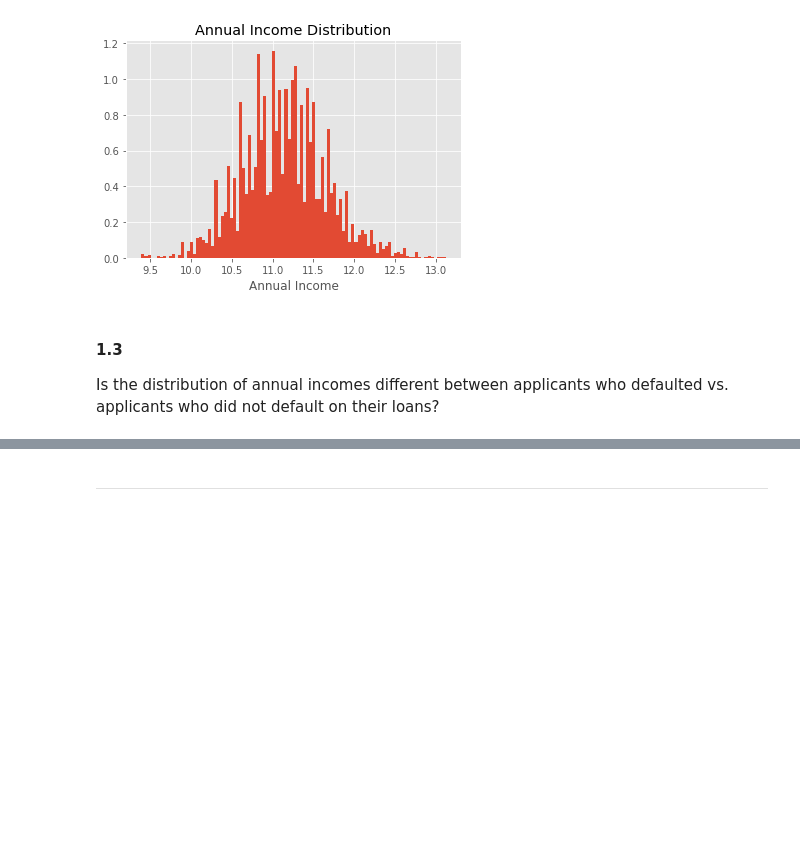
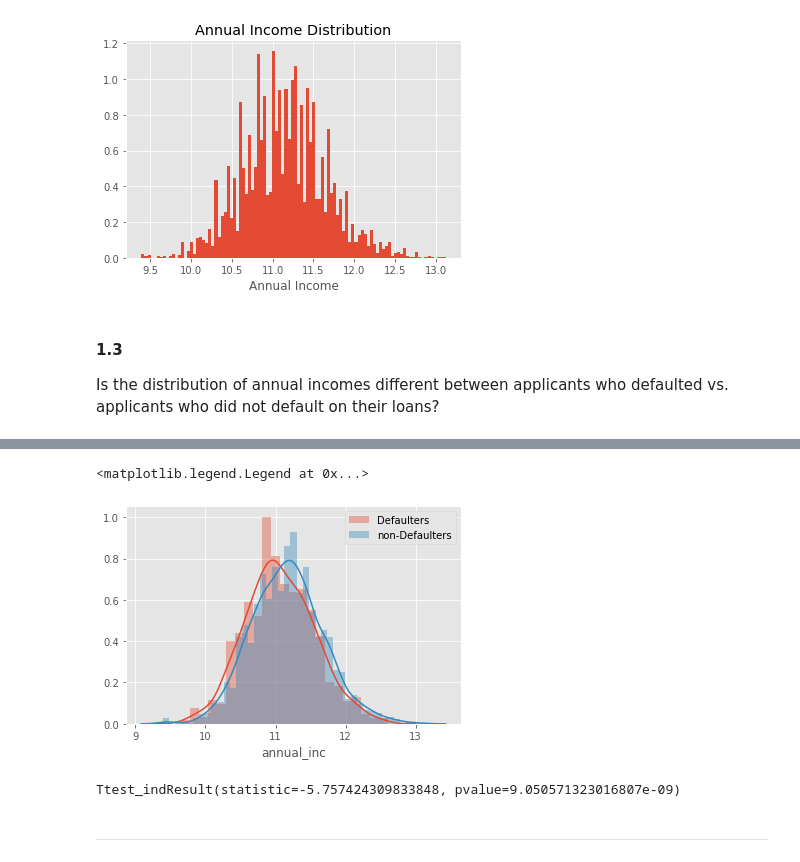
Before and after one commit to PedroOspina17/AI, a Jupyter notebook: DS4A/Week8/case_11.1_student/case_11.1_student.ipynb, the cells around one changed output, grey strips where cells are left out. Saved outputs shown, nothing was run; the diff lists cells and outputs as text; code cells hidden in the pictures; blank space fills up the shorter version.

```diff
--- a/DS4A/Week8/case_11.1_student/case_11.1_student.ipynb
+++ b/DS4A/Week8/case_11.1_student/case_11.1_student.ipynb
@@ -103,3 +142,15 @@ Is the distribution of annual incomes different between applicants who defaulted
+# %%
+
+sns.distplot(np.log(Data[defaulted]["annual_inc"]),label="Defaulters")
+sns.distplot(np.log(Data[~defaulted]["annual_inc"]),label="non-Defaulters")
+plt.legend()
+# %% [output]
+<matplotlib.legend.Legend at 0x...>
+[figure, added]
+# %%
+stats.ttest_ind(Data[defaulted]["annual_inc"],Data[~defaulted]["annual_inc"])
+# %% [output]
+Ttest_indResult(statistic=-5.757424309833848, pvalue=9.050571323016807e-09)
 # %% [markdown]
 ------------
 # %% [markdown]
```
Also changed, not shown: parts of 11 cells of this notebook, 17 other files.
